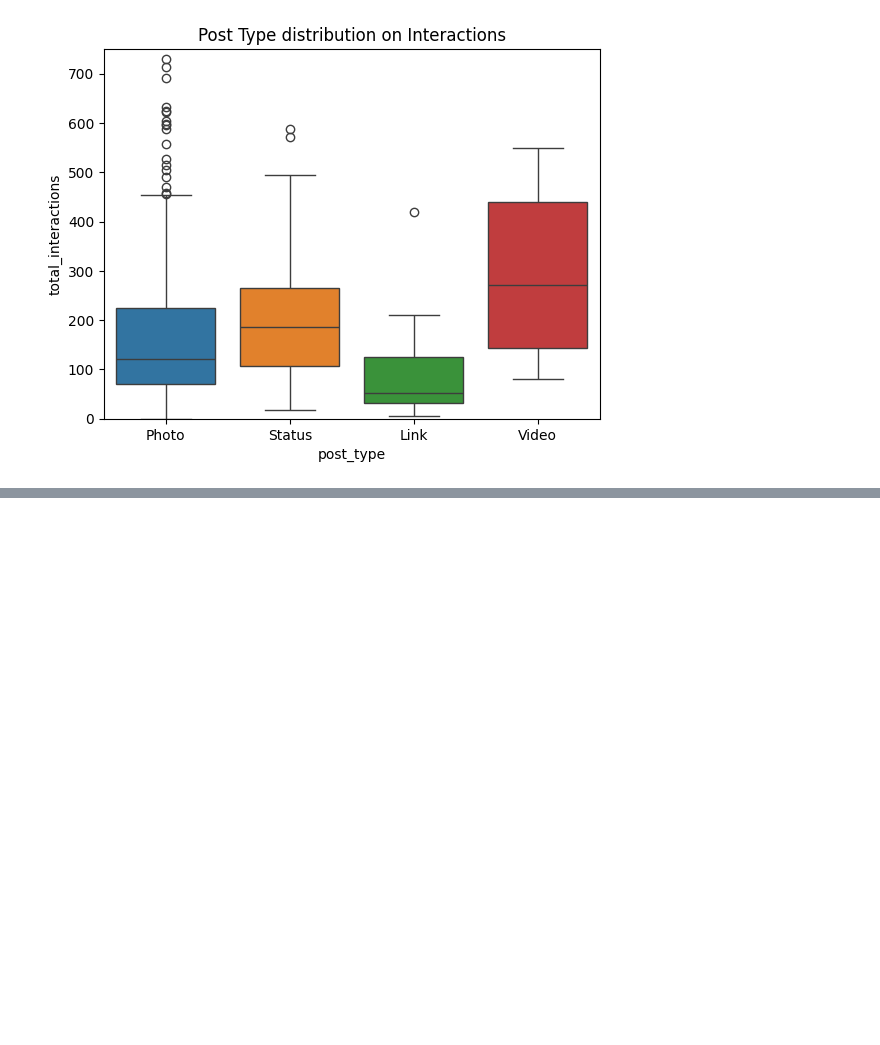
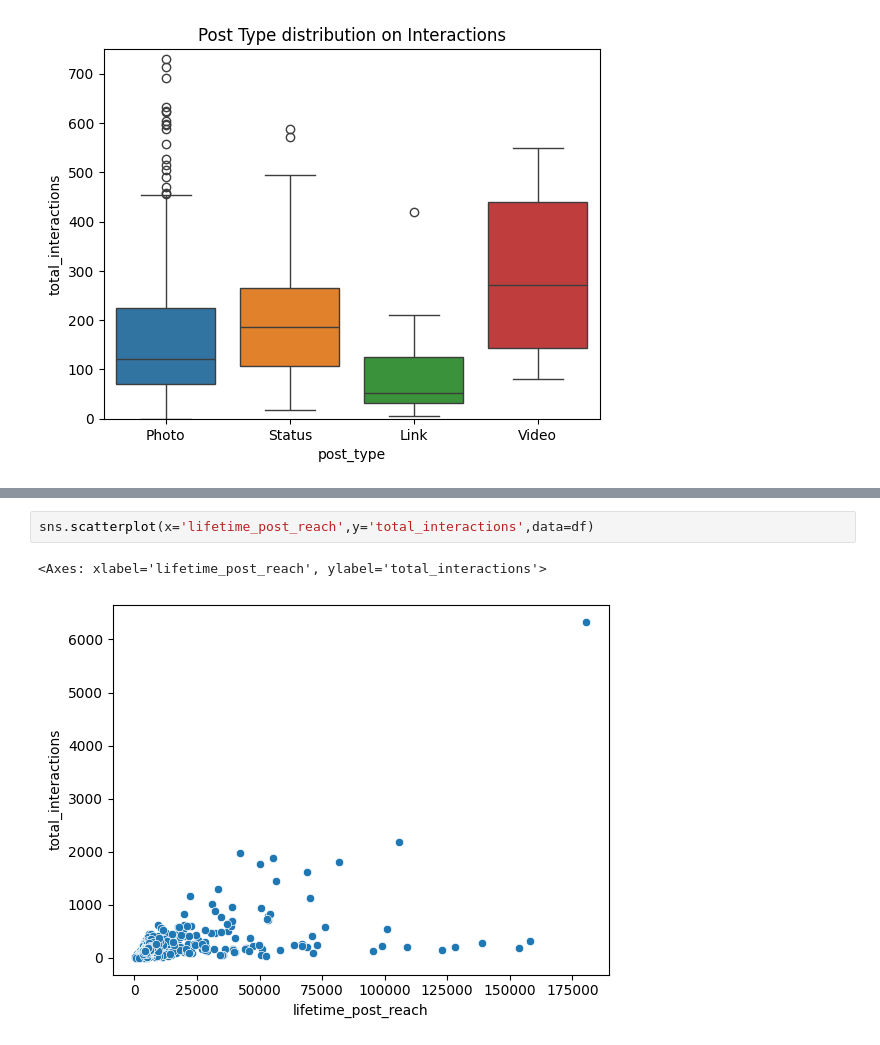
Before and after one commit to liammarsadeh/Facebook-Dataset-Project, a Jupyter notebook: FaceBook_dataset.ipynb, the cells around one changed output, grey strips where cells are left out. Cells and saved outputs as stored; diff of their text form; blank space fills up the shorter version.

```diff
--- a/FaceBook_dataset.ipynb
+++ b/FaceBook_dataset.ipynb
@@ -341,0 +370,5 @@ interaction_type
+# %%
+sns.scatterplot(x='lifetime_post_reach',y='total_interactions',data=df)
+# %% [output]
+<Axes: xlabel='lifetime_post_reach', ylabel='total_interactions'>
+[figure, added]
```
Also changed, not shown: parts of 22 cells of this notebook.
